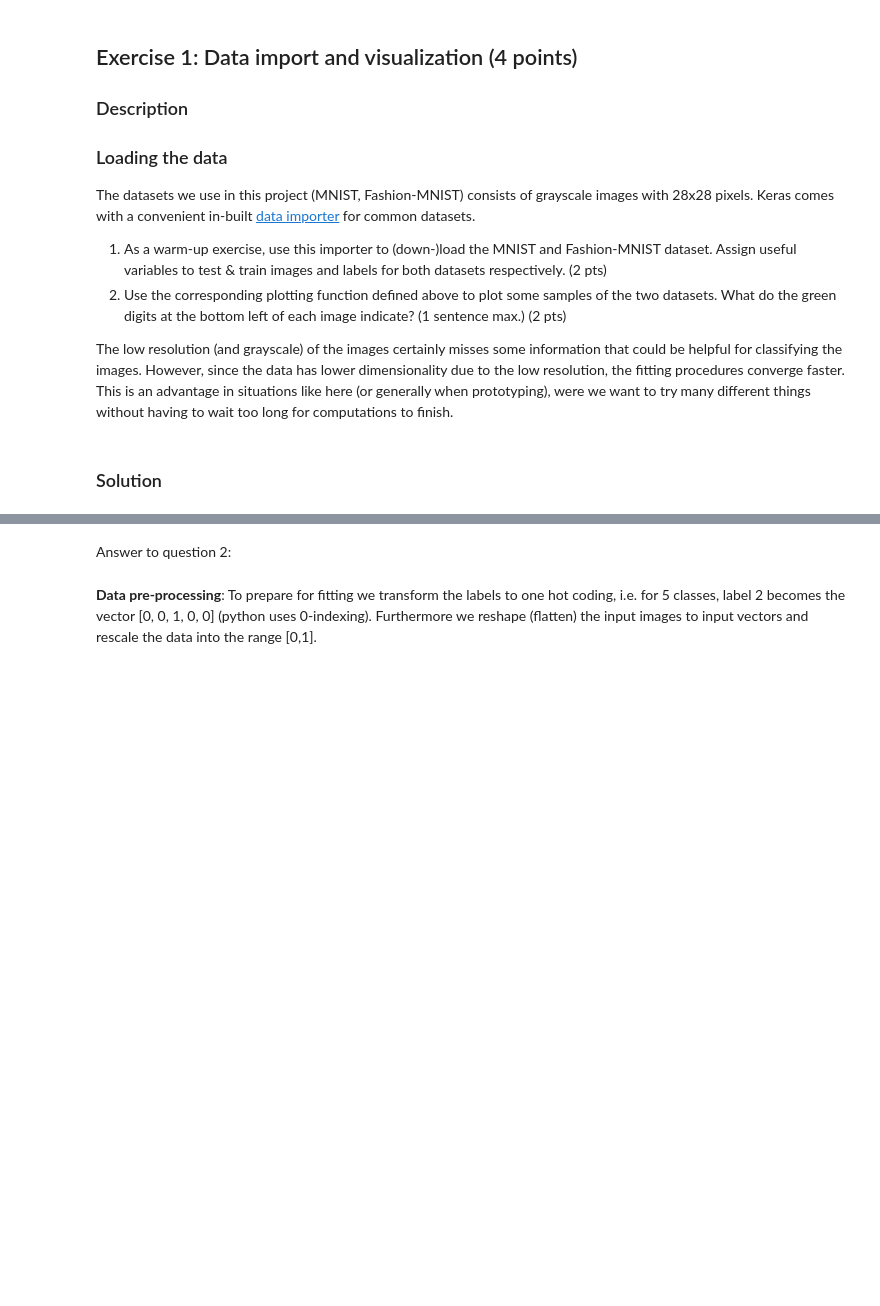
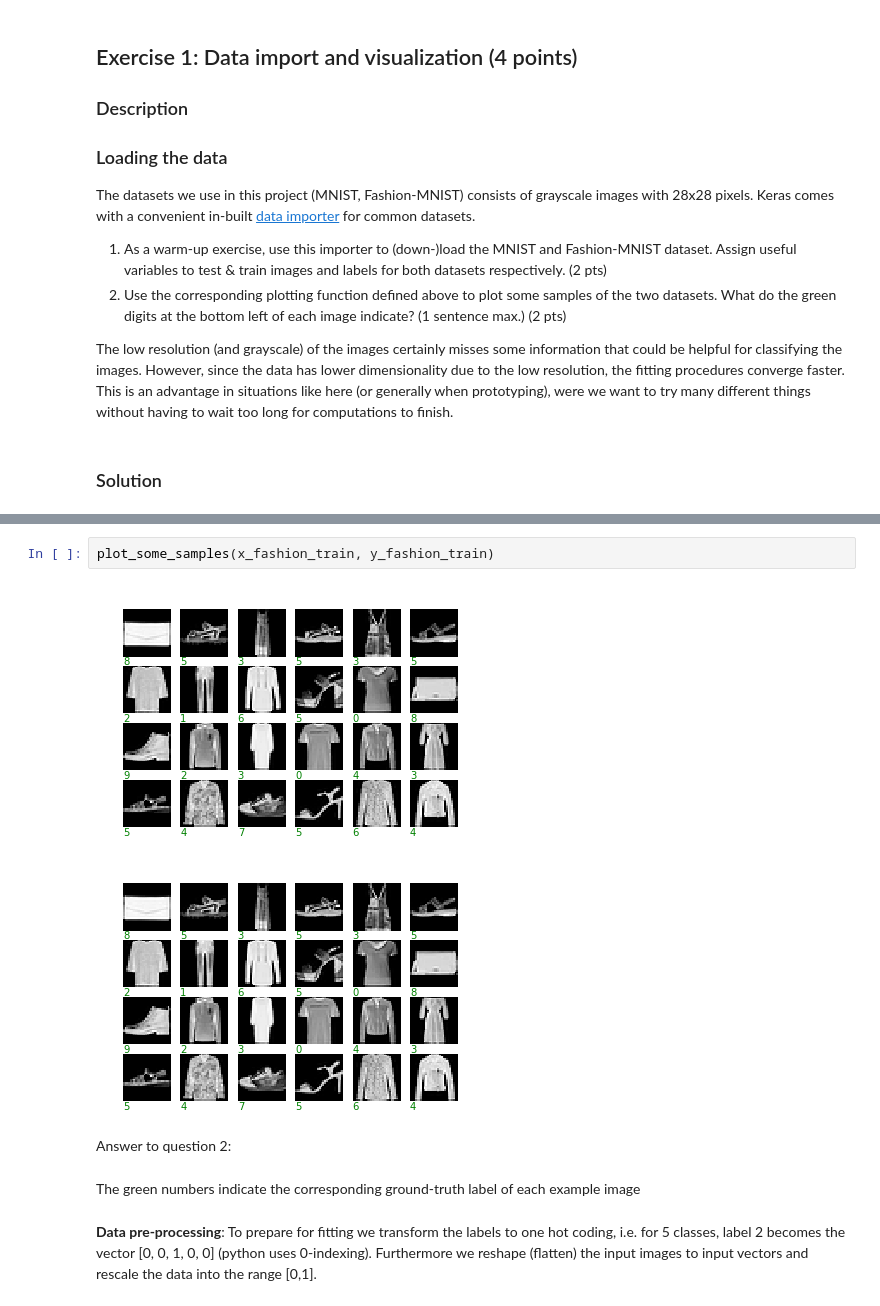
Before and after one commit to HannesRovina/ANN-Miniprojects2019, a Jupyter notebook: miniproject1.ipynb, the cells around one changed output, grey strips where cells are left out. Cells and saved outputs as stored; diff of their text form; blank space fills up the shorter version.

```diff
--- a/miniproject1.ipynb
+++ b/miniproject1.ipynb
@@ -149,5 +161,12 @@ The low resolution (and grayscale) of the images certainly misses some informati
+# %%
+plot_some_samples(x_fashion_train, y_fashion_train)
+# %% [output]
+[figure, added]
+[figure, added]
 # %% [markdown]
 Answer to question 2:
+# %% [markdown]
+The green numbers indicate the corresponding ground-truth label of each example image
 # %% [markdown]
 **Data pre-processing**: To prepare for fitting we transform the labels to one hot coding, i.e. for 5 classes, label 2 becomes the vector [0, 0, 1, 0, 0] (python uses 0-indexing). Furthermore we reshape (flatten) the input images to input vectors and rescale the data into the range [0,1].
 # %%
```
Also changed, not shown: parts of 11 cells of this notebook.
